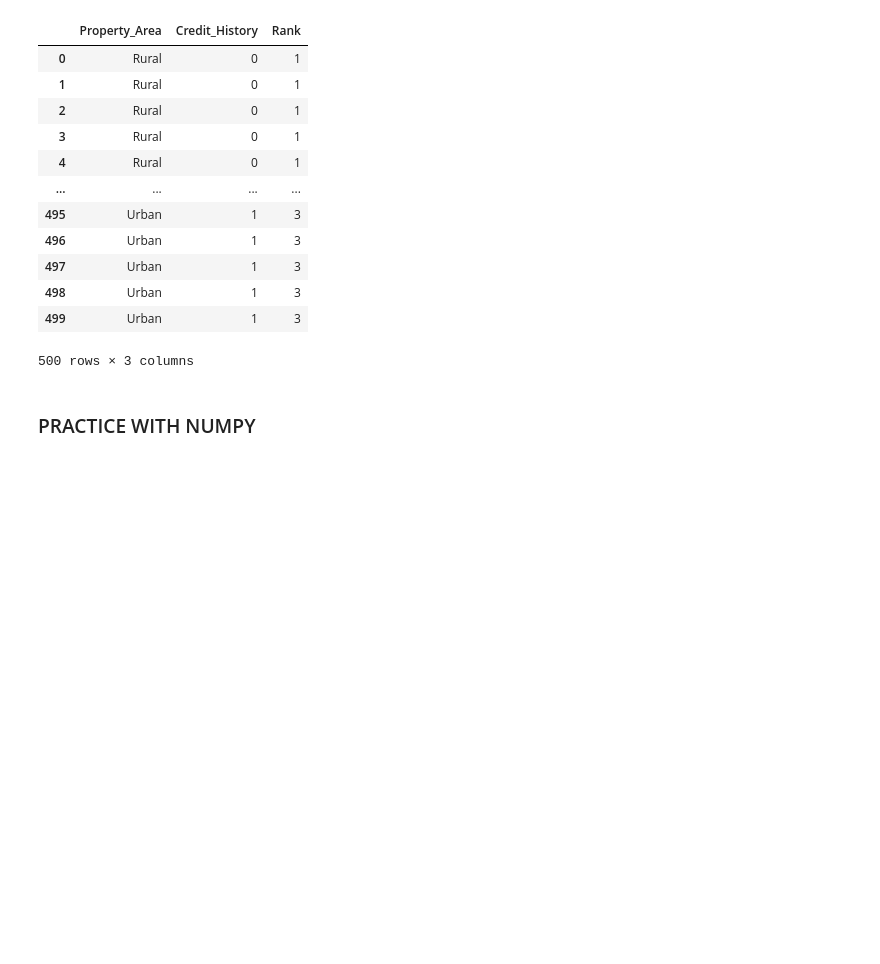
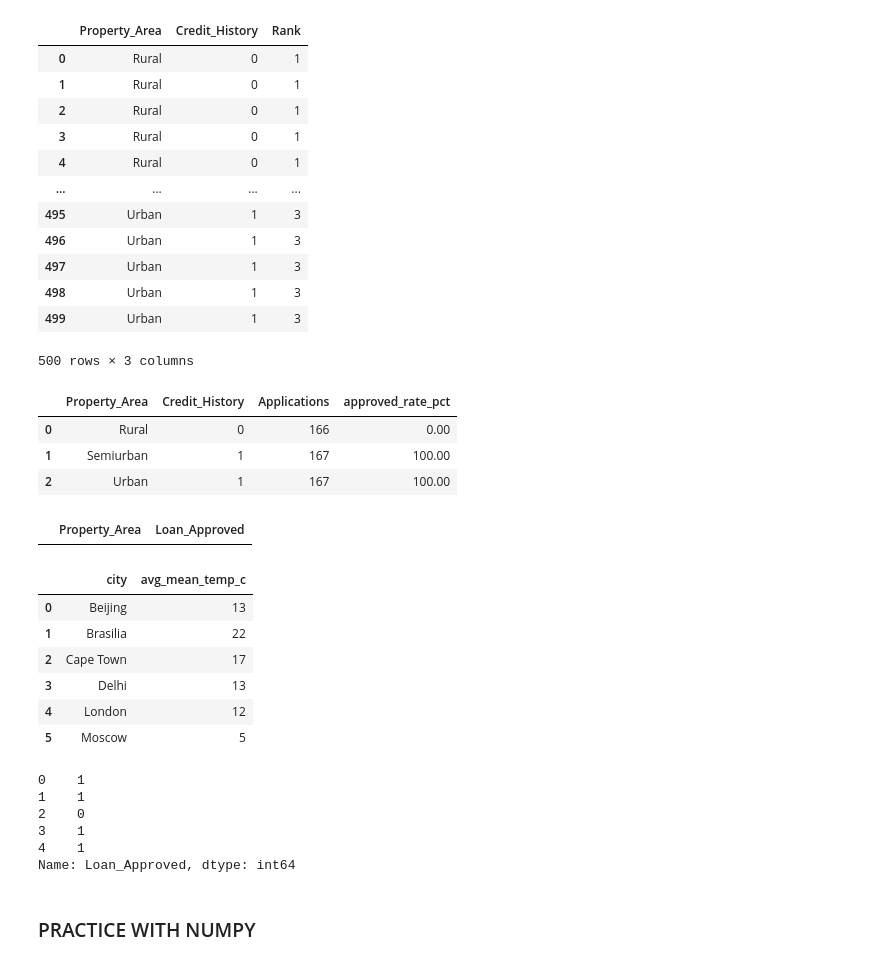
Before and after one commit to Timmy-Ezekiel/Dataraflow-data-science, a Jupyter notebook: week6/test.ipynb, the cells around one changed output. Saved outputs shown, nothing was run; the diff lists cells and outputs as text; code cells hidden in the pictures; blank space fills up the shorter version.

```diff
--- a/week6/test.ipynb
+++ b/week6/test.ipynb
@@ -565,6 +589,42 @@ q("""
 500 rows × 3 columns
 # %%
 q("""
-    SELECT Property_Area, Credit_History, COUNT(*),
+    SELECT Property_Area,
+        Credit_History,
+        COUNT(*) AS Applications,
+        ROUND(100.0 * SUM(CASE WHEN Loan_Approved = 1 THEN 1 ELSE 0 END)/COUNT(*), 1) AS approved_rate_pct
     FROM week17.loan_approval_prediction
+    GROUP BY Property_Area, Credit_History
+    ORDER BY Property_Area, Credit_History
 """)
+# %% [output]
+|  | Property_Area | Credit_History | Applications | approved_rate_pct |
+| 0 | Rural | 0 | 166 | 0.00 |
+| 1 | Semiurban | 1 | 167 | 100.00 |
+| 2 | Urban | 1 | 167 | 100.00 |
+# %%
+q("""
+    SELECT Property_Area, Loan_Approved
+    FROM week17.loan_approval_prediction
+    WHERE Property_Area = 'Rural' AND Loan_Approved = 1
+""")
+# %% [output]
+|  | Property_Area | Loan_Approved |
+# %%
+q("""
+    SELECT 'Beijing' AS city,  AVG([Mean TemperatureC]) AS avg_mean_temp_c FROM week06.beijing_pek_2014
+    UNION ALL SELECT 'Brasilia', AVG([Mean TemperatureC]) FROM week06.brasilia_bsb_2014
+    UNION ALL SELECT 'Cape Town', AVG([Mean TemperatureC]) FROM week06.capetown_cpt_2014
+    UNION ALL SELECT 'Delhi',    AVG([Mean TemperatureC]) FROM week06.delhi_del_2014
+    UNION ALL SELECT 'London', AVG([Mean TemperatureC]) as Avg_temp FROM week06.london_2014
+    UNION ALL SELECT 'Moscow',   AVG([Mean TemperatureC]) FROM week06.moscow_svo_2014
+    ORDER BY city
+""")
+# %% [output]
+|  | city | avg_mean_temp_c |
+| 0 | Beijing | 13 |
+| 1 | Brasilia | 22 |
+| 2 | Cape Town | 17 |
+| 3 | Delhi | 13 |
+| 4 | London | 12 |
+| 5 | Moscow | 5 |
@@ -571,3 +636,13 @@ q("""
+# %%
+import pandas as pd
+tabel['Loan_Approved']
+# %% [output]
+0    1
+1    1
+2    0
+3    1
+4    1
+Name: Loan_Approved, dtype: int64
 # %% [markdown]
 ### PRACTICE WITH NUMPY
 # %%
```
Also changed, not shown: parts of 20 cells of this notebook, 2 other files.
